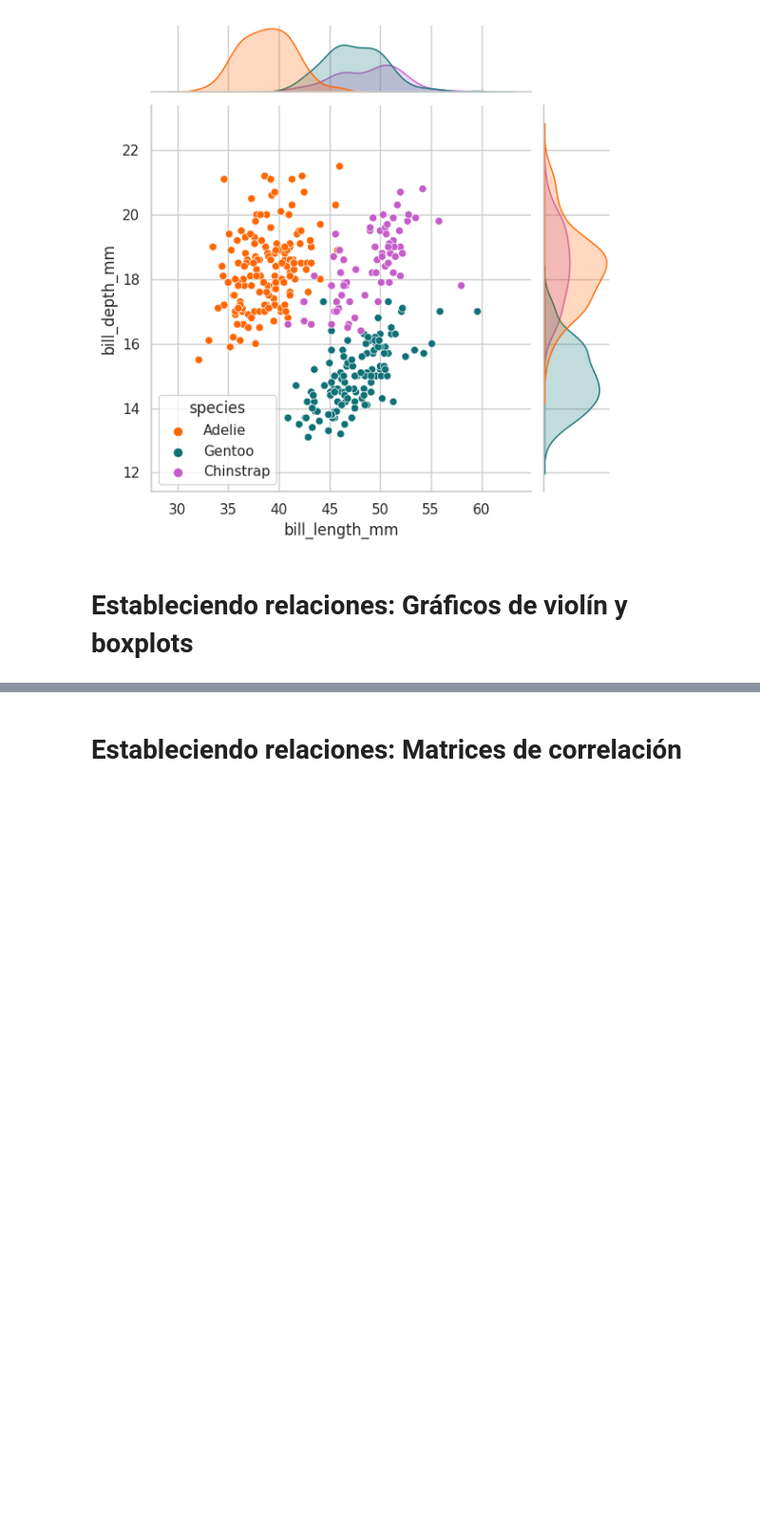
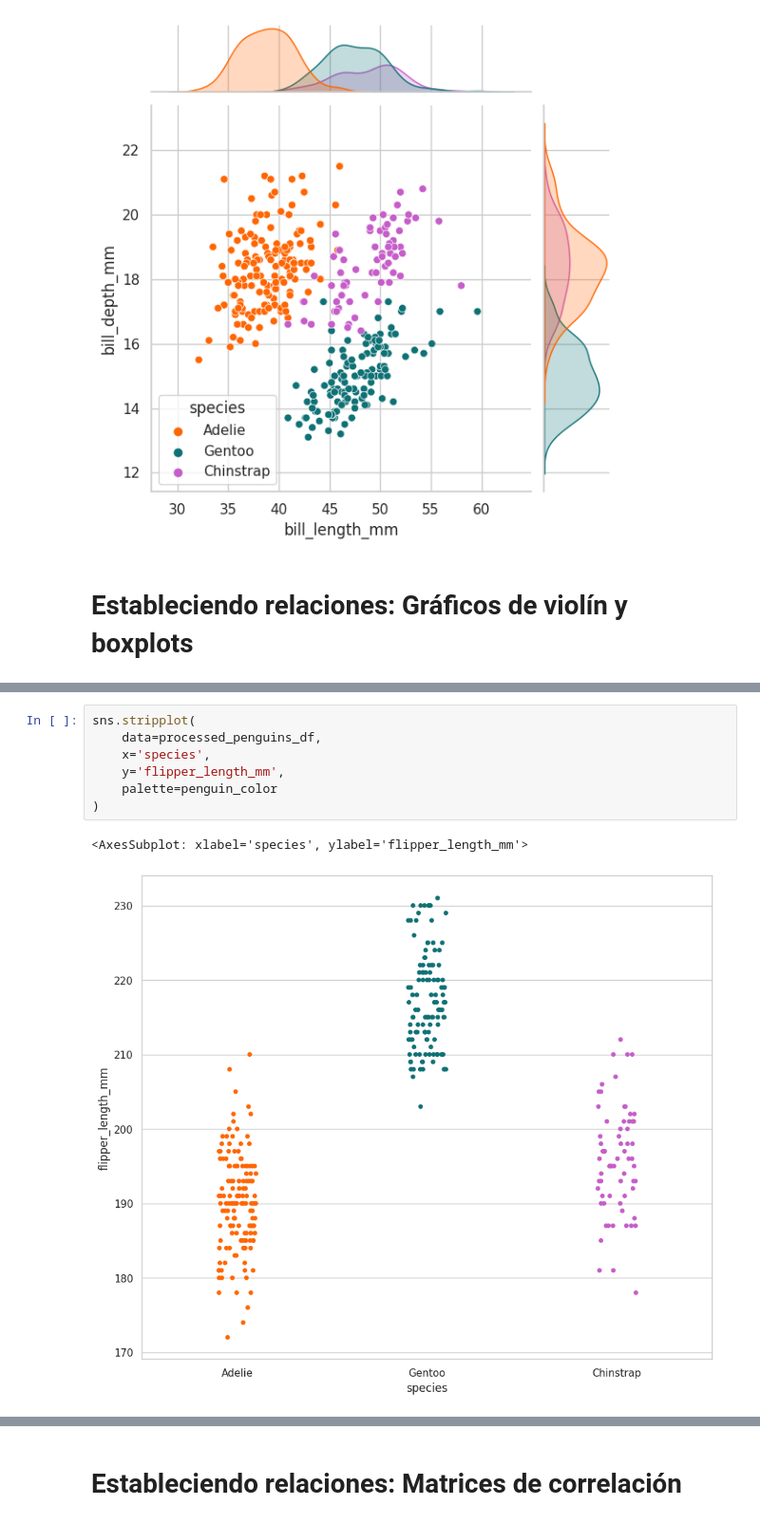
Before and after one commit to jariel17/curso-analisis-exploratorio-de-datos, a Jupyter notebook: 01-conociendo-nuestros-datos.ipynb, the cells around one changed output, grey strips where cells are left out. Shown at 95% size. Saved outputs shown, nothing was run; the diff lists cells and outputs as text; blank space fills up the shorter version.

```diff
--- a/01-conociendo-nuestros-datos.ipynb
+++ b/01-conociendo-nuestros-datos.ipynb
@@ -1275,0 +1287,10 @@ sns.jointplot(
+# %%
+sns.stripplot(
+    data=processed_penguins_df,
+    x='species',
+    y='flipper_length_mm',
+    palette=penguin_color
+)
+# %% [output]
+<AxesSubplot: xlabel='species', ylabel='flipper_length_mm'>
+[figure, added]
```
Also changed, not shown: parts of 5 cells of this notebook.
